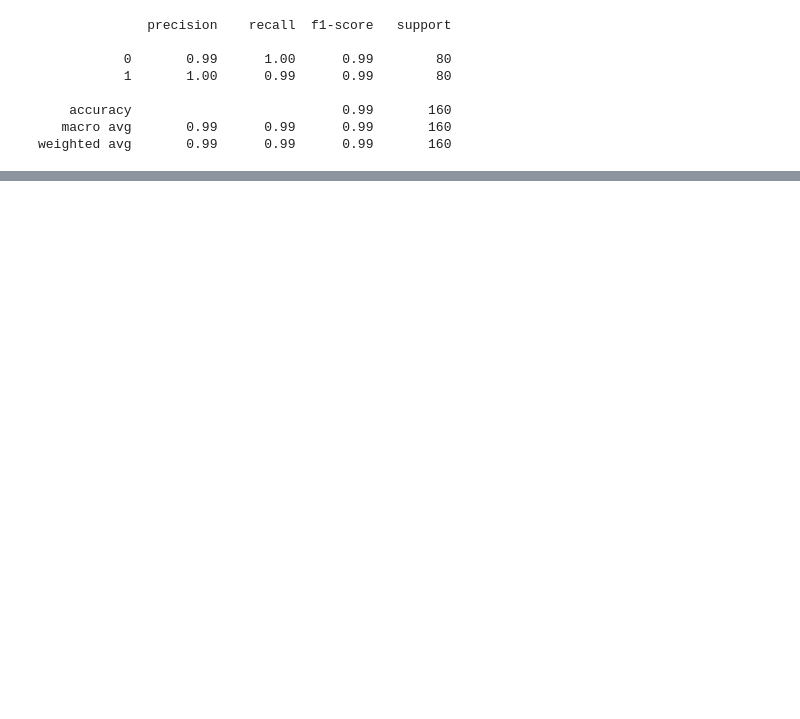
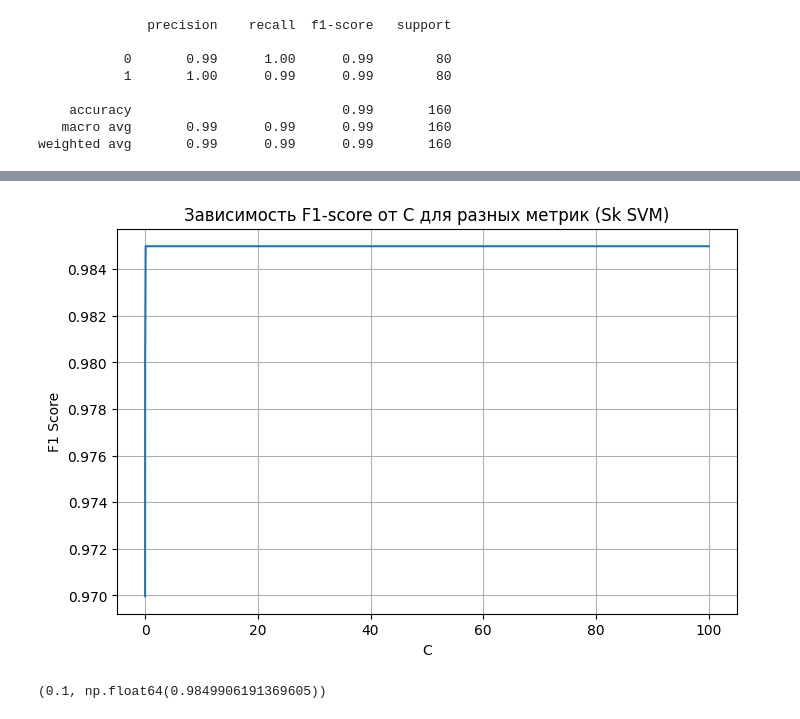
Before and after one commit to Kabane-UN/NLP_BMSTU, a Jupyter notebook: Task5.2/main.ipynb, the cells around one changed output, grey strips where cells are left out. Cells and saved outputs as stored; diff of their text form; code cells hidden in the pictures; blank space fills up the shorter version.

```diff
--- a/Task5.2/main.ipynb
+++ b/Task5.2/main.ipynb
@@ -205,0 +343,6 @@ weighted avg       0.98      0.98      0.98       160
+# %%
+res_alpha, res_f1 = find_params(LinearSVC, X_train, y_train, "Sk SVM", k_values=[0.001, 0.01, 0.1, 1, 10, 100])
+res_alpha, res_f1
+# %% [output]
+[figure, added]
+(0.1, np.float64(0.9849906191369605))
```
Also changed, not shown: parts of 13 cells of this notebook, 5 other files.
